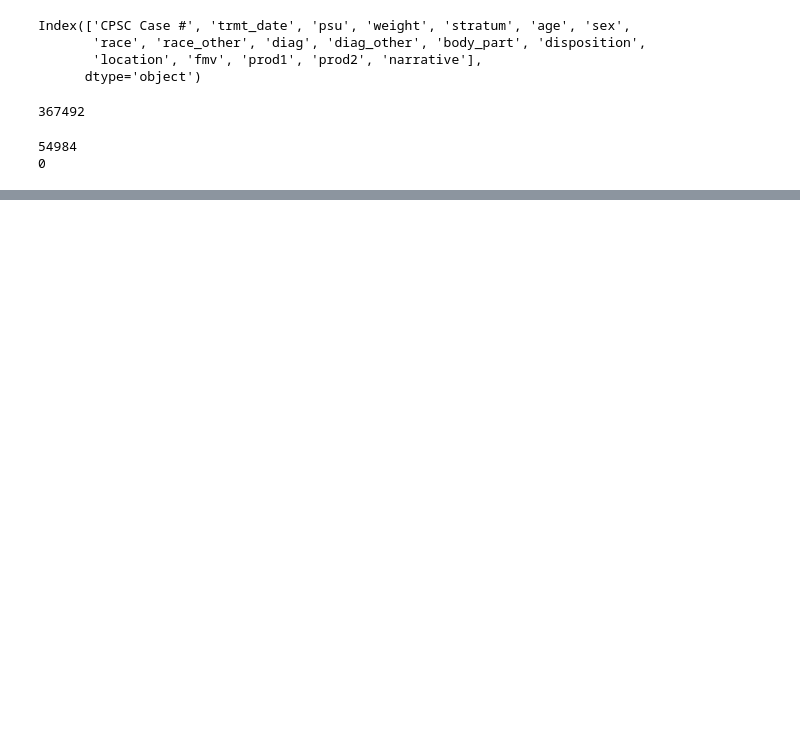
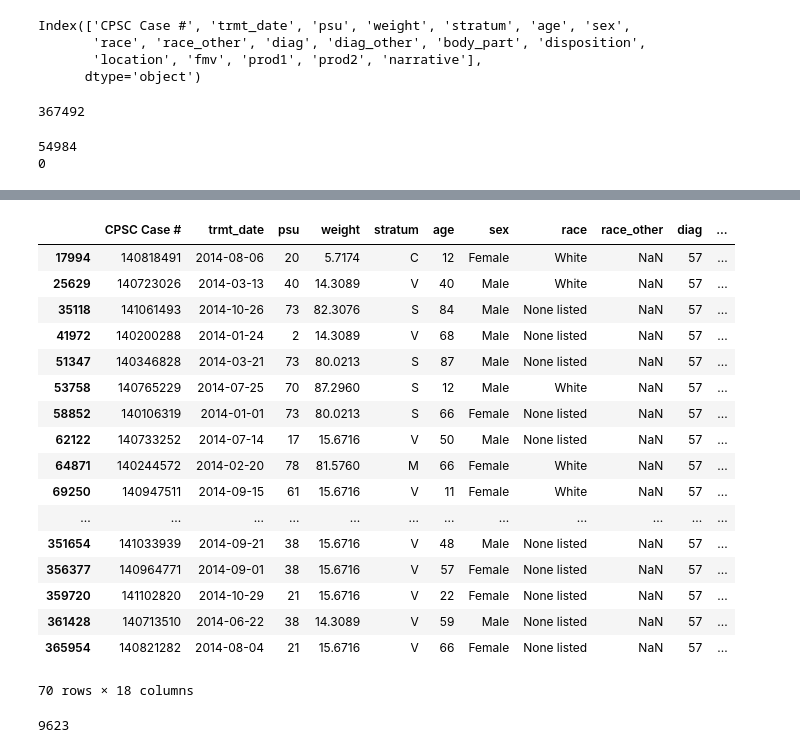
Before and after one commit to jcbain/neander_trauma, a Jupyter notebook: NEISS_data_cleanup.ipynb, the cells around one changed output, grey strips where cells are left out. Drawn from its saved outputs; the diff is of its cells as text; code cells hidden in the pictures; blank space fills up the shorter version.

Commit message:
subset NEISS data to include only sports related fractures

```diff
--- a/NEISS_data_cleanup.ipynb
+++ b/NEISS_data_cleanup.ipynb
@@ -40,0 +35,22 @@ Index(['CPSC Case #', 'trmt_date', 'psu', 'weight', 'stratum', 'age', 'sex',
+# %%
+# just tennis
+fractures.loc[fractures['prod1']==3284]
+# %% [output]
+|  | CPSC Case # | trmt_date | psu | weight | stratum | age | sex | race | race_other | diag | ... |
+| 17994 | 140818491 | 2014-08-06 | 20 | 5.7174 | C | 12 | Female | White | NaN | 57 | ... |
+| 25629 | 140723026 | 2014-03-13 | 40 | 14.3089 | V | 40 | Male | White | NaN | 57 | ... |
+| 35118 | 141061493 | 2014-10-26 | 73 | 82.3076 | S | 84 | Male | None listed | NaN | 57 | ... |
+| 41972 | 140200288 | 2014-01-24 | 2 | 14.3089 | V | 68 | Male | None listed | NaN | 57 | ... |
+| 51347 | 140346828 | 2014-03-21 | 73 | 80.0213 | S | 87 | Male | None listed | NaN | 57 | ... |
+| 53758 | 140765229 | 2014-07-25 | 70 | 87.2960 | S | 12 | Male | White | NaN | 57 | ... |
+| 58852 | 140106319 | 2014-01-01 | 73 | 80.0213 | S | 66 | Female | None listed | NaN | 57 | ... |
+| 62122 | 140733252 | 2014-07-14 | 17 | 15.6716 | V | 50 | Male | None listed | NaN | 57 | ... |
+| 64871 | 140244572 | 2014-02-20 | 78 | 81.5760 | M | 66 | Female | White | NaN | 57 | ... |
+| 69250 | 140947511 | 2014-09-15 | 61 | 15.6716 | V | 11 | Female | White | NaN | 57 | ... |
+| ... | ... | ... | ... | ... | ... | ... | ... | ... | ... | ... | ... |
+| 351654 | 141033939 | 2014-09-21 | 38 | 15.6716 | V | 48 | Male | None listed | NaN | 57 | ... |
+| 356377 | 140964771 | 2014-09-01 | 38 | 15.6716 | V | 57 | Female | None listed | NaN | 57 | ... |
+| 359720 | 141102820 | 2014-10-29 | 21 | 15.6716 | V | 22 | Female | None listed | NaN | 57 | ... |
+| 361428 | 140713510 | 2014-06-22 | 38 | 14.3089 | V | 59 | Male | None listed | NaN | 57 | ... |
+| 365954 | 140821282 | 2014-08-04 | 21 | 15.6716 | V | 66 | Female | None listed | NaN | 57 | ... |
+70 rows × 18 columns
@@ -40,0 +60,5 @@ Index(['CPSC Case #', 'trmt_date', 'psu', 'weight', 'stratum', 'age', 'sex',
+# %%
+# let's look at how many rows there are
+len(sports)
+# %% [output]
+9623
```
Also changed, not shown: parts of 2 cells of this notebook.
